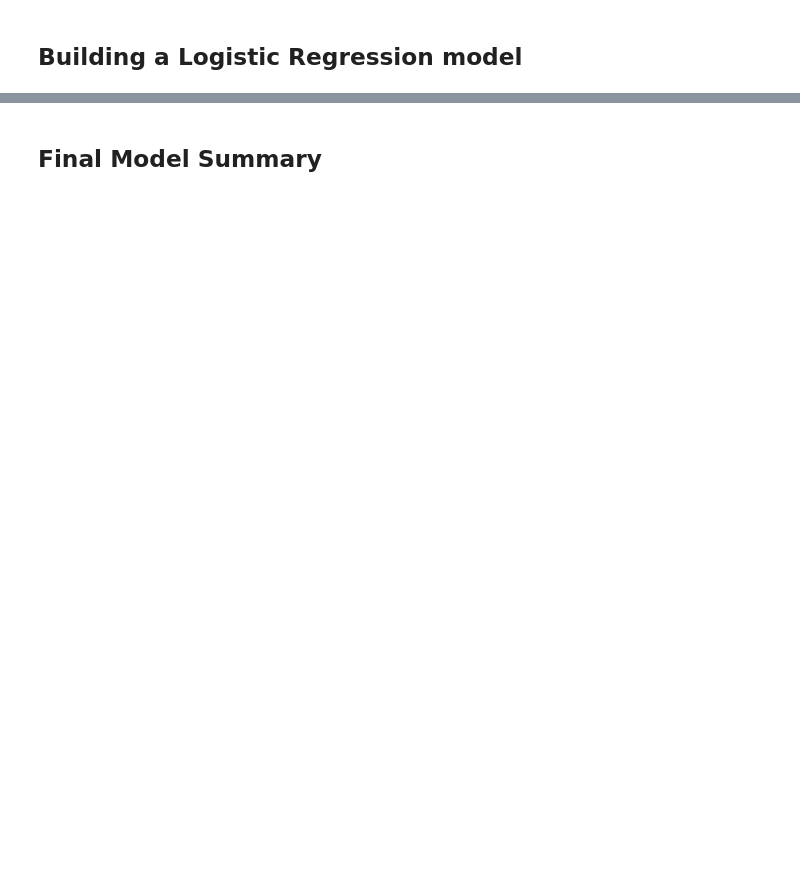
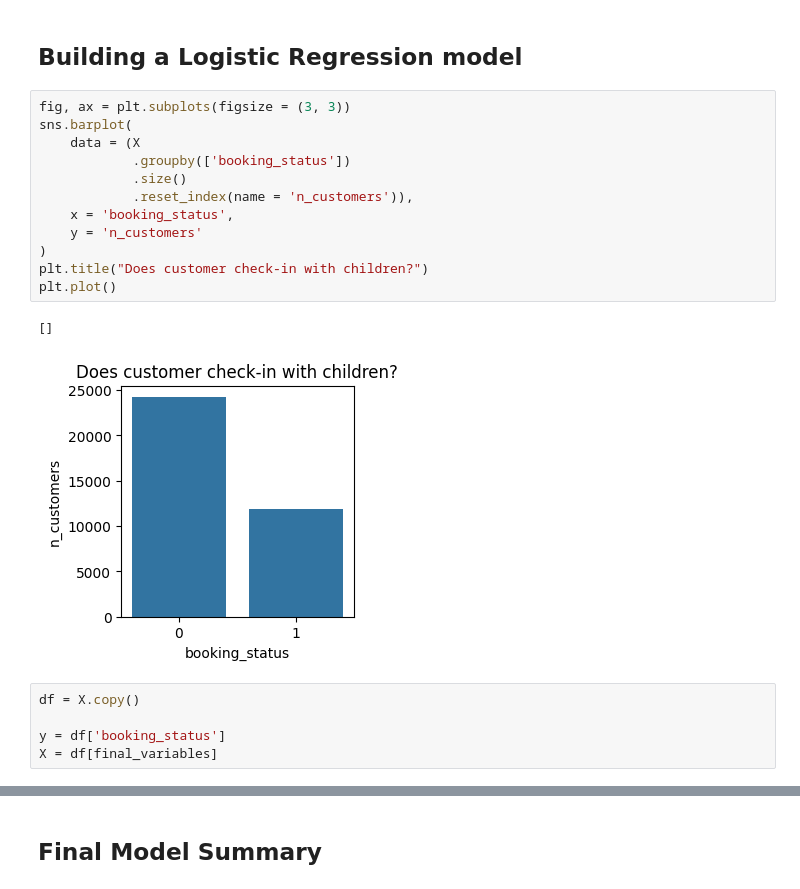
Before and after one commit to DataScience-BusinessAnalitics/INN-Hotels---Problem-Statement, a Jupyter notebook: Project_SLC_DSBA_INNHotels_FullCode-1.ipynb, the cells around one changed output, grey strips where cells are left out. Saved outputs shown, nothing was run; the diff lists cells and outputs as text; blank space fills up the shorter version.

```diff
--- a/Project_SLC_DSBA_INNHotels_FullCode-1.ipynb
+++ b/Project_SLC_DSBA_INNHotels_FullCode-1.ipynb
@@ -861,2 +883,22 @@ print(vif_data)
 # %% [markdown]
 ## Building a Logistic Regression model
+# %%
+fig, ax = plt.subplots(figsize = (3, 3))
+sns.barplot(
+    data = (X
+            .groupby(['booking_status'])
+            .size()
+            .reset_index(name = 'n_customers')),
+    x = 'booking_status',
+    y = 'n_customers'
+)
+plt.title("Does customer check-in with children?")
+plt.plot()
+# %% [output]
+[]
+[figure, added]
+# %%
+df = X.copy()
+
+y = df['booking_status']
+X = df[final_variables]
```
Also changed, not shown: parts of 38 cells of this notebook, 3 other files.
